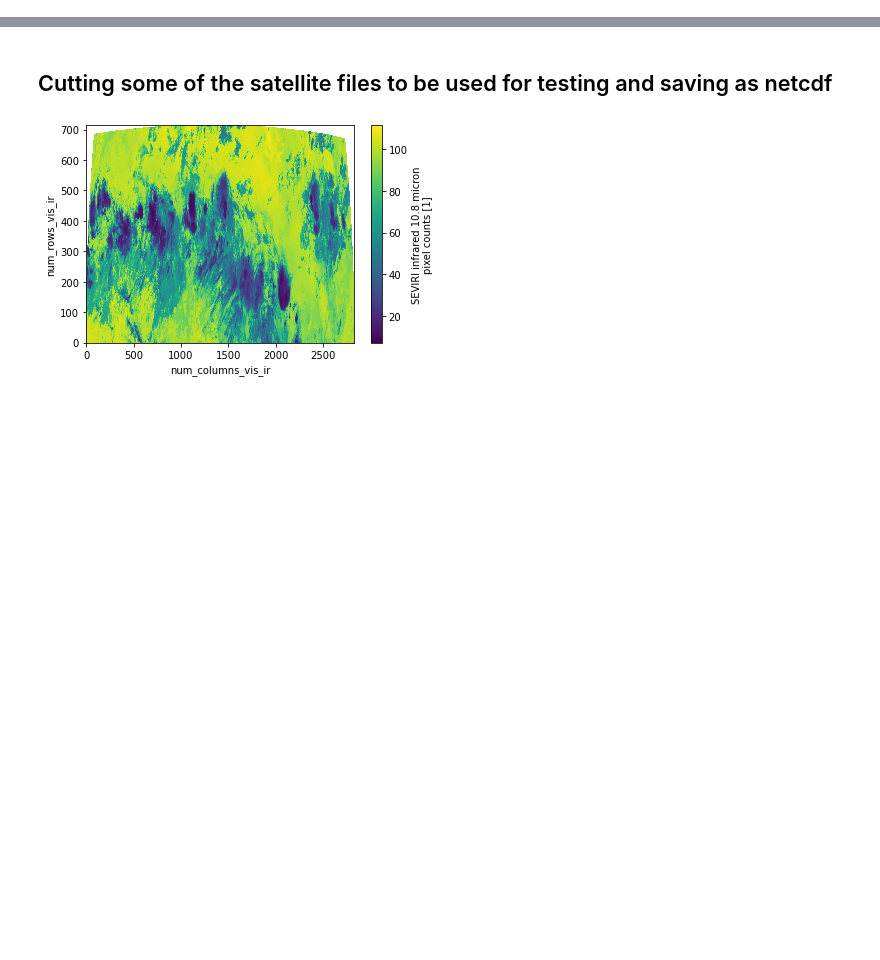
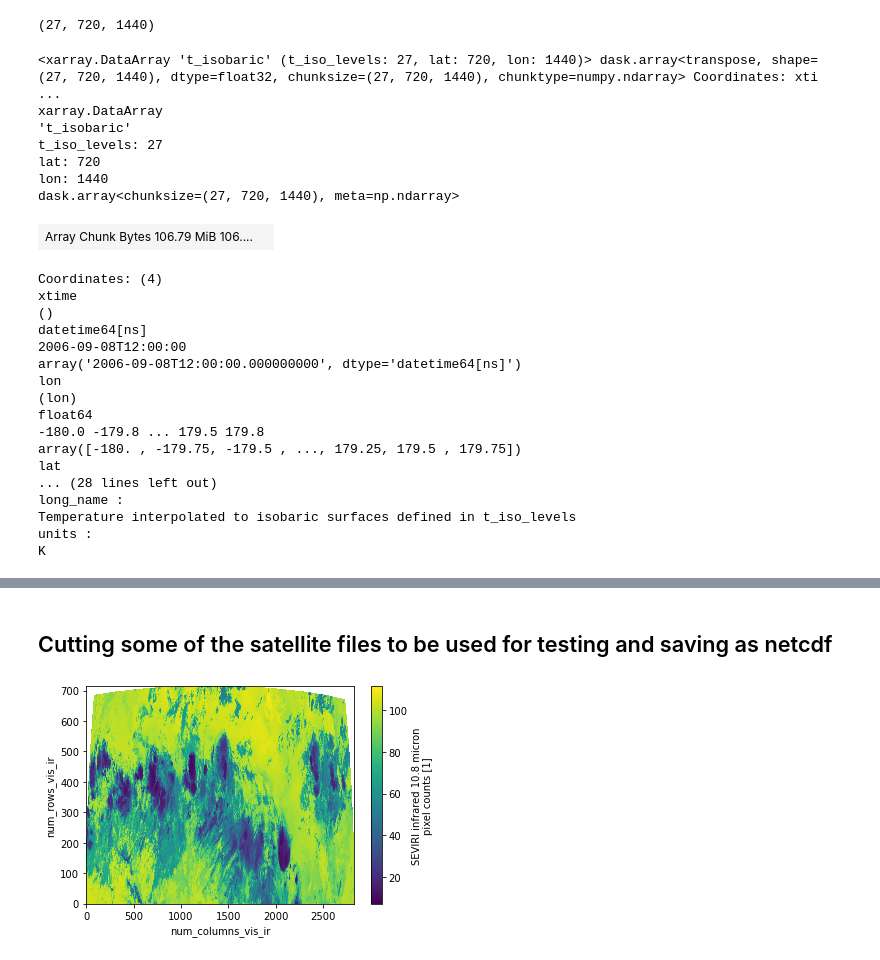
Before and after one commit to knubez/TAMS, a Jupyter notebook: TAMS_v2.0.ipynb, the cells around one changed output, grey strips where cells are left out. Cells and saved outputs as stored; diff of their text form; code cells hidden in the pictures; blank space fills up the shorter version.

```diff
--- a/TAMS_v2.0.ipynb
+++ b/TAMS_v2.0.ipynb
@@ -15,0 +26,19 @@ from shapely.geometry import Point
+# %%
+# Assign times to the file
+base = Path("/glade/scratch/knocasio/test_mpas_tams")
+paths = sorted(base.glob("diag.2006-09-*"))
+
+dates =[]
+# Split path in 2 text
+for path in paths:
+    s = os.path.split(path)
+    ss=s[1][5:24]
+    d2 = datetime.datetime.strptime(ss,'%Y-%m-%d_%H.%M.%S')
+    dates.append(np.datetime64(d2))
+
+# Read post-processed file
+ds=xr.open_mfdataset("/glade/scratch/knocasio/test_mpas_tams/post_process/deg.25_diag.2006-09*.nc",concat_dim='xtime', combine='nested', parallel=True)
+
+ds= ds.assign_coords(xtime=dates)
+with dask.config.set(**{'array.slicing.split_large_chunks': False}):
+    ds_new = ds.assign_coords(lon=(((ds.lon + 180) % 360) - 180)).sortby('lon')
@@ -15,0 +65,32 @@ from shapely.geometry import Point
+# %%
+np.broadcast_to((ds_new.t_iso_levels.values/100)[:, np.newaxis, np.newaxis], (27, 720, 1440)).shape
+# %% [output]
+(27, 720, 1440)
+# %%
+ds_new.t_isobaric.isel(xtime=0).transpose("t_iso_levels", "lat", "lon")
+# %% [output]
+<xarray.DataArray 't_isobaric' (t_iso_levels: 27, lat: 720, lon: 1440)> dask.array<transpose, shape=(27, 720, 1440), dtype=float32, chunksize=(27, 720, 1440), chunktype=numpy.ndarray> Coordinates: xti ...
+xarray.DataArray
+'t_isobaric'
+t_iso_levels: 27
+lat: 720
+lon: 1440
+dask.array<chunksize=(27, 720, 1440), meta=np.ndarray>
+| Array Chunk Bytes 106.79 MiB 106.... |  |
+Coordinates: (4)
+xtime
+()
+datetime64[ns]
+2006-09-08T12:00:00
+array('2006-09-08T12:00:00.000000000', dtype='datetime64[ns]')
+lon
+(lon)
+float64
+-180.0 -179.8 ... 179.5 179.8
+array([-180. , -179.75, -179.5 , ..., 179.25, 179.5 , 179.75])
+lat
+... (28 lines left out)
+long_name :
+Temperature interpolated to isobaric surfaces defined in t_iso_levels
+units :
+K
```
Also changed, not shown: parts of 12 cells of this notebook.
